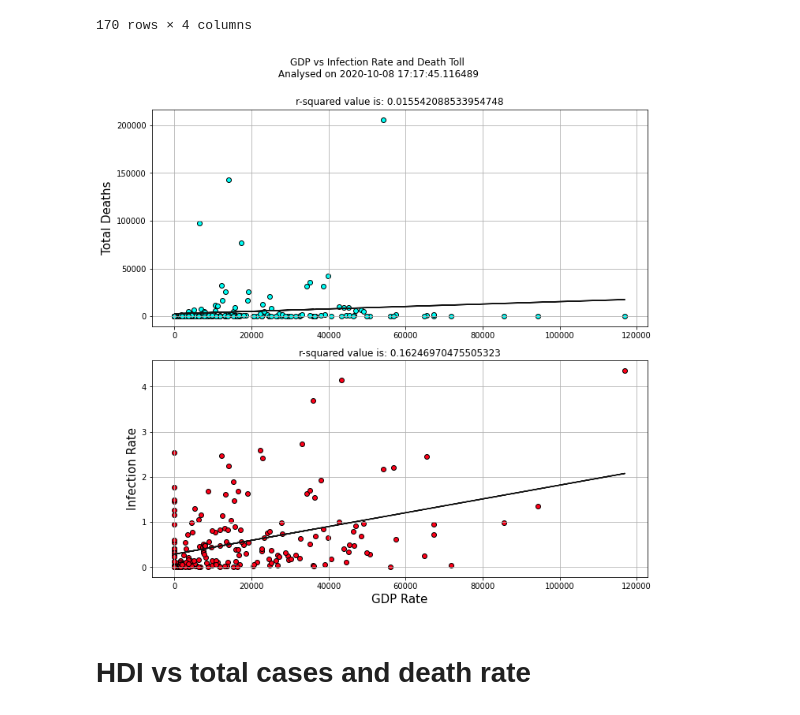
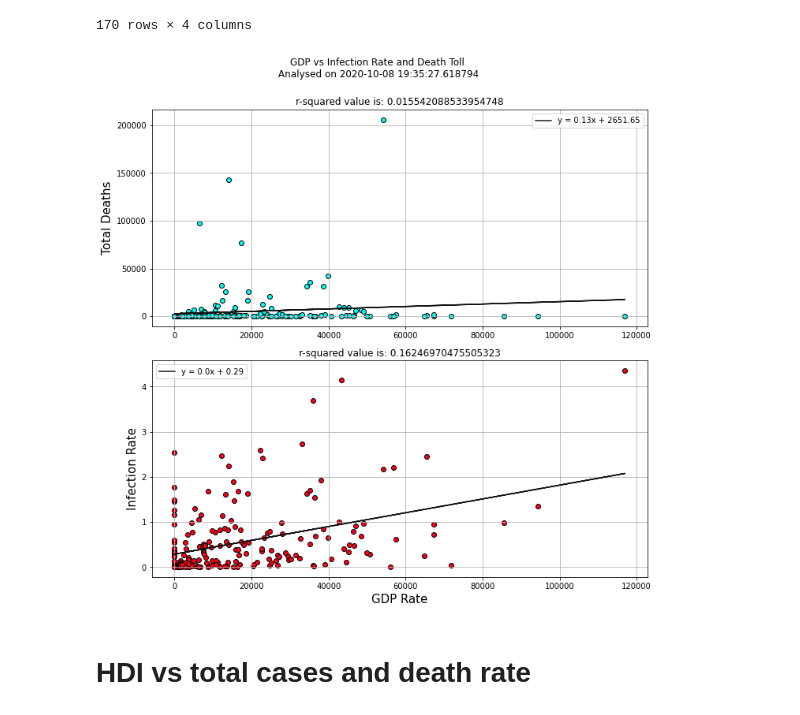
Before and after one commit to skumble27/COVID-19-Causation, a Jupyter notebook: Covid19Analysis.ipynb, the cells around one changed output. Drawn from its saved outputs; the diff is of its cells as text; code cells hidden in the pictures.

Commit message:
added figure legend

```diff
--- a/Covid19Analysis.ipynb
+++ b/Covid19Analysis.ipynb
@@ -597,34 +597,36 @@ gdpdr_best_fit = x_gdp * gdp_slope + gdp_int
 
 gdpinf_slope, gdpinf_int, gdpinf_r, gdpinf_p, gdpinf_stderr = st.linregress(x_gdp,y_inf_rate)
 
 gdpinf_line_eq = f'y = {str(round(gdpinf_slope,2))}x + {str(round(gdpinf_int,2))}'
 
 gdpinf_best_fit = x_gdp * gdpinf_slope + gdpinf_int
 
 # Plotting
 
 fig2, ax2 = plt.subplots(2)
 fig2.set_size_inches(10,10)
 fig2.suptitle(f'GDP vs Infection Rate and Death Toll\n Analysed on {current_time}\n')
 plt.xlabel('GDP Rate', fontsize=15)
 
 ax2[0].scatter(x_gdp, y_td, edgecolor='black', c='#00fff7')
 ax2[0].set_ylabel('Total Deaths',fontsize=15)
 ax2[0].plot(x_gdp, gdpdr_best_fit, c='#141414')
 ax2[0].set_title(f'r-squared value is: {gdp_r**2}')
+ax2[0].legend([gdpdr_line_eq])
 
 ax2[1].scatter(x_gdp, y_inf_rate, edgecolor='black', c='#ff0019')
 ax2[1].set_ylabel('Infection Rate',fontsize=15)
 ax2[1].plot(x_gdp, gdpinf_best_fit, c='#141414')
 ax2[1].set_title(f'r-squared value is: {gdpinf_r**2}')
+ax2[1].legend([gdpinf_line_eq])
 
 fig2.tight_layout()
 ax2[0].grid(True)
 ax2[1].grid(True)
 plt.savefig('Images\gdp_death_rate_infection.png')
 plt.show()
 # %% [output]
-[figure, old version]
+[figure, new version]
 # %% [markdown]
 # HDI vs total cases and death rate
 # %%
```
Also changed, not shown: parts of 3 cells of this notebook, 3 other files.
